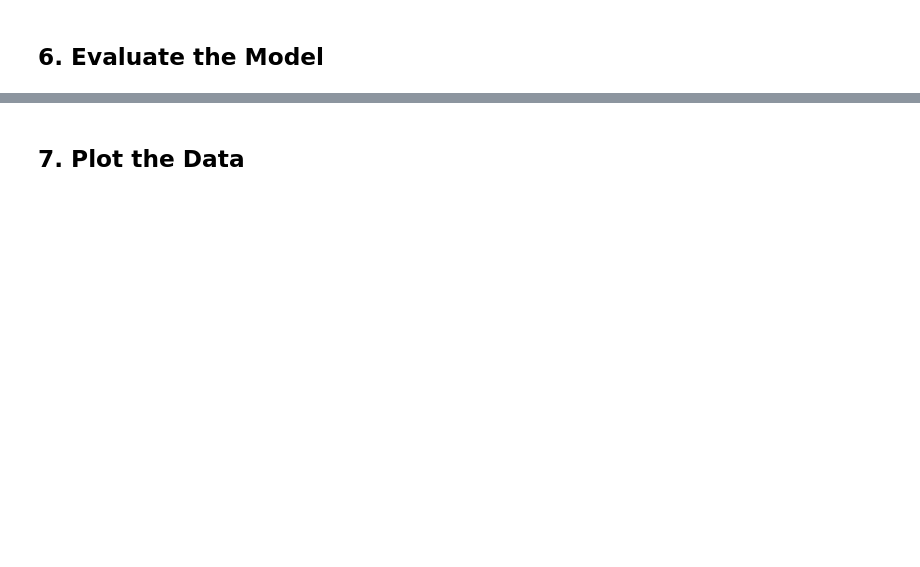
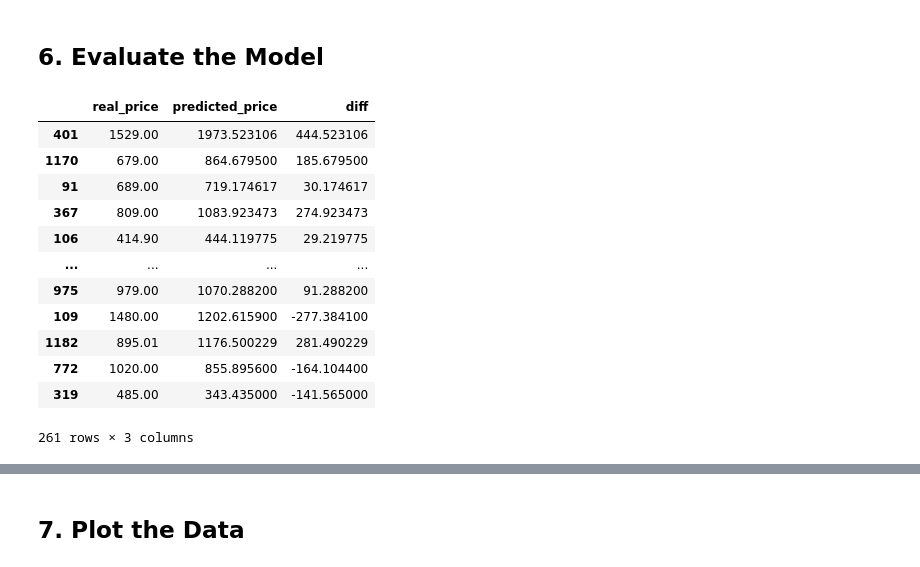
Before and after one commit to donchi/portfolio, a Jupyter notebook: Product Price Prediction (Laptops) - Machine Learning/script/Laptop Price Prediction.ipynb, the cells around one changed output, grey strips where cells are left out. Drawn from its saved outputs; the diff is of its cells as text; code cells hidden in the pictures; blank space fills up the shorter version.

```diff
--- a/Product Price Prediction (Laptops) - Machine Learning/script/Laptop Price Prediction.ipynb
+++ b/Product Price Prediction (Laptops) - Machine Learning/script/Laptop Price Prediction.ipynb
@@ -453,5 +453,23 @@ array([1409.98721667,  301.56123333,  357.60113333, 1399.72766667,
 # %% [markdown]
 ## 6. Evaluate the Model
+# %%
+df_final = pd.DataFrame(data = {"real_price":y_test, "predicted_price":y_preds})
+df_final["diff"] = df_final["predicted_price"] - df_final["real_price"]
+df_final
+# %% [output]
+|  | real_price | predicted_price | diff |
+| 401 | 1529.00 | 1973.523106 | 444.523106 |
+| 1170 | 679.00 | 864.679500 | 185.679500 |
+| 91 | 689.00 | 719.174617 | 30.174617 |
+| 367 | 809.00 | 1083.923473 | 274.923473 |
+| 106 | 414.90 | 444.119775 | 29.219775 |
+| ... | ... | ... | ... |
+| 975 | 979.00 | 1070.288200 | 91.288200 |
+| 109 | 1480.00 | 1202.615900 | -277.384100 |
+| 1182 | 895.01 | 1176.500229 | 281.490229 |
+| 772 | 1020.00 | 855.895600 | -164.104400 |
+| 319 | 485.00 | 343.435000 | -141.565000 |
+261 rows × 3 columns
 # %%
 model.score(X_test, y_test)
 # %% [output]
```
Also changed, not shown: parts of 9 cells of this notebook, 1 other file.
